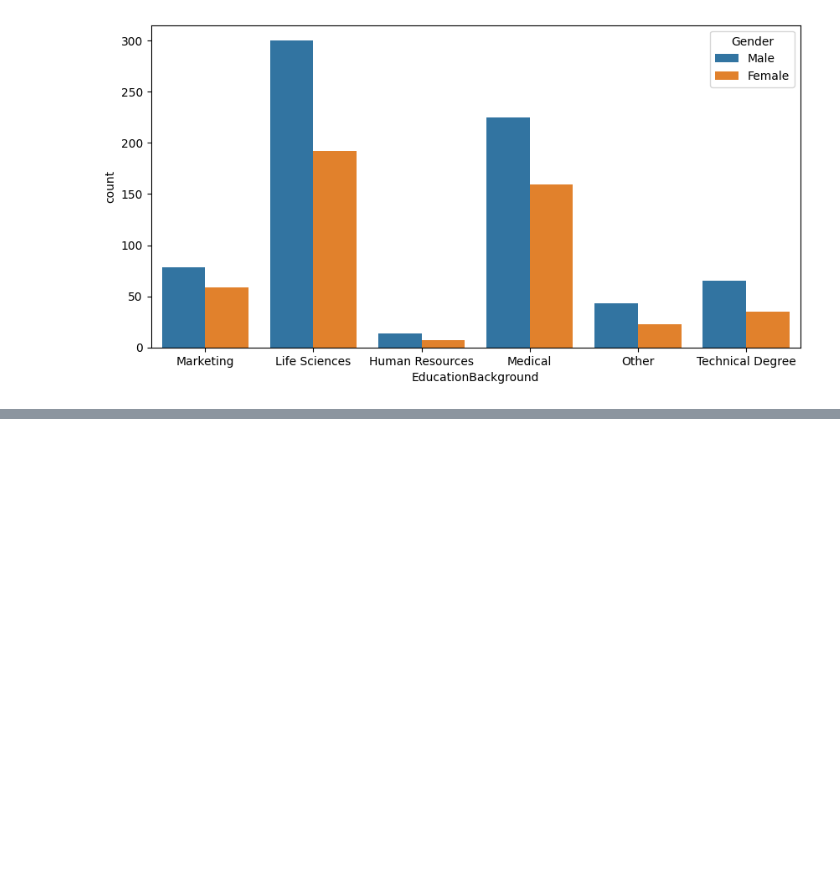
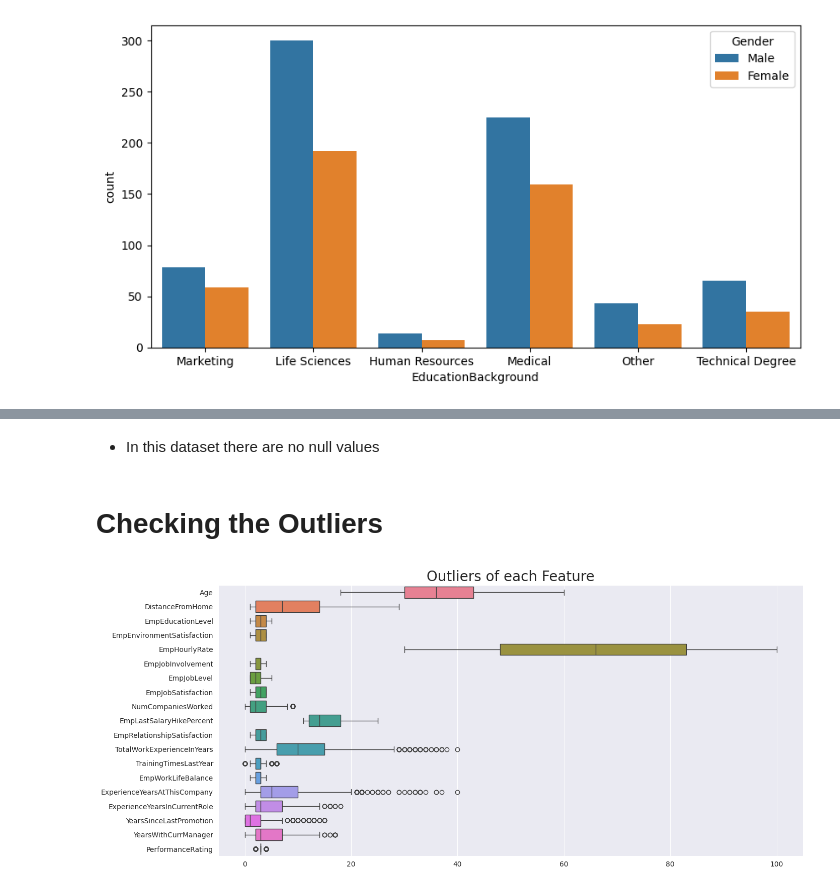
Before and after one commit to SudarshanIngole/IABAC_Project, a Jupyter notebook: IABAC_CDS_Project_Sudarshan.ipynb, the cells around one changed output, grey strips where cells are left out. Saved outputs shown, nothing was run; the diff lists cells and outputs as text; code cells hidden in the pictures; blank space fills up the shorter version.

```diff
--- a/IABAC_CDS_Project_Sudarshan.ipynb
+++ b/IABAC_CDS_Project_Sudarshan.ipynb
@@ -237,0 +260,12 @@ sns.countplot(data=cat_data, x='EducationBackground', hue='Gender')
+# %% [markdown]
+* In this dataset there are no null values
+# %% [markdown]
+# Checking the Outliers
+# %%
+plt.figure(figsize=(15,7))
+sns.set_style('darkgrid')
+plt.title('Outliers of each Feature', fontsize=20)
+sns.boxplot(data=data, orient='h')
+plt.show()
+# %% [output]
+[figure, added]
```
Also changed, not shown: parts of 76 cells of this notebook.
